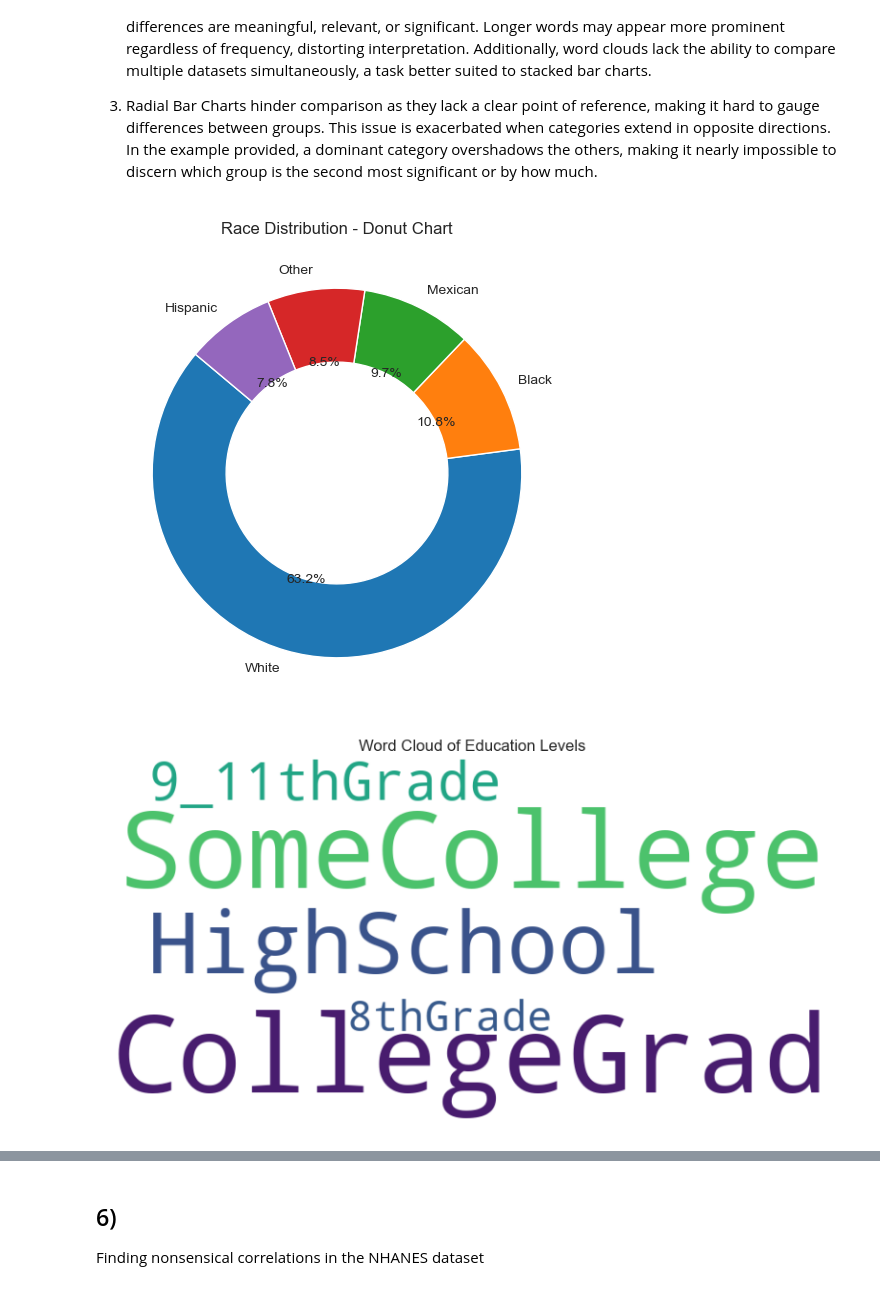
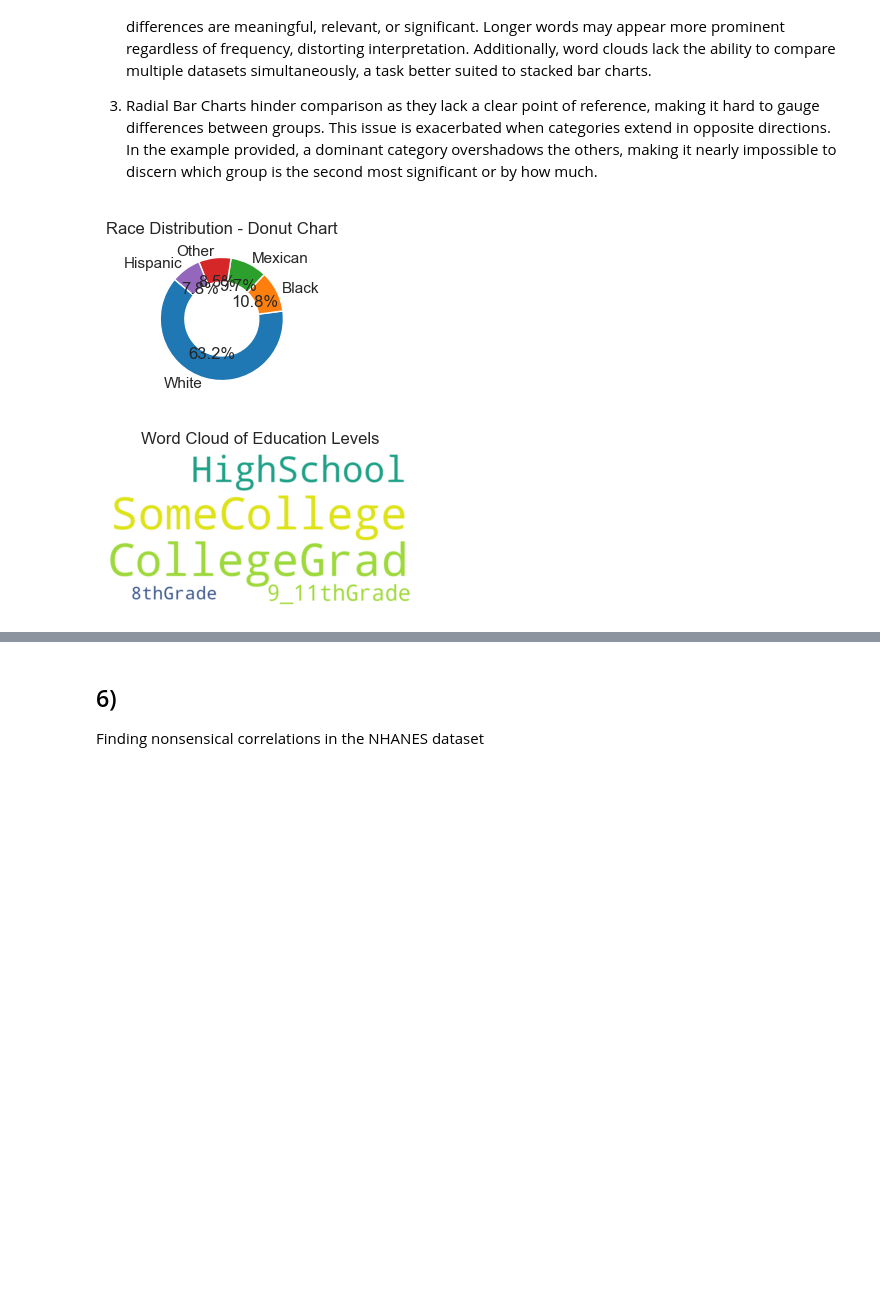
Before and after one commit to NickIsThere/AssessmentPDS1, a Jupyter notebook: PDS_2024_Assessment/Assessment.ipynb, the cells around one changed output, grey strips where cells are left out. Saved outputs shown, nothing was run; the diff lists cells and outputs as text; code cells hidden in the pictures; blank space fills up the shorter version.

```diff
--- a/PDS_2024_Assessment/Assessment.ipynb
+++ b/PDS_2024_Assessment/Assessment.ipynb
@@ -64,6 +64,13 @@ df_gun.head()
 Make histograms of each of the variables. Calculate the mean and median of
 the gun homicide rate for all the states. Which state has the minimum while
 still having some data?
+# %%
+# regulating all plot sizes
+import matplotlib.pyplot as plt
+import seaborn as sns
+
+plt.rcParams["figure.figsize"] = (4, 2)
+sns.set_context("notebook", rc={"figure.figsize": (4, 2)})
 # %%
 min_homicide_rate = df_gun["Gun homicide rate"].min()
 min_rows = df_gun.loc[df_gun["Gun homicide rate"] == min_homicide_rate].Location.values[0]
@@ -252,0 +257,9 @@ plt.show()
+# %%
+plt.figure()
+sns.set_style("white")
+sns.boxplot(y= df_NH2000["BMI"], x= df_NH2000["AgeDecade"])
+plt.title(f"BMI vs. Age Decade")
+plt.xlabel("Age decade")
+plt.ylabel("BMI")
+plt.grid(True)
+plt.show()
@@ -320,31 +360,29 @@ One claiming to be the most advanced country on earth and the other one known fo
 # %%
 from wordcloud import WordCloud
 
 
 # Donut Chart - Race Distribution
 race_counts = df_NH2000["Race1"].value_counts()
-plt.figure(figsize=(6, 6))
 plt.pie(race_counts, labels=race_counts.index, autopct='%1.1f%%', startangle=140, wedgeprops=dict(width=0.4))
 plt.title("Race Distribution - Donut Chart")
 plt.show()
 
 # Word Cloud - Education Levels
 edu_text = " ".join(df_NH2000["Education"].dropna())
 wordcloud = WordCloud(width=800, height=400, background_color="white").generate(edu_text)
 
-plt.figure(figsize=(10, 5))
 plt.imshow(wordcloud, interpolation="bilinear")
 plt.axis("off")
 plt.title("Word Cloud of Education Levels")
 plt.show()
 
 # Radial Bar Chart - Marital Status
 marital_counts = df_NH2000["MaritalStatus"].value_counts()
 angles = np.linspace(0, 2 * np.pi, len(marital_counts), endpoint=False)
-fig, ax = plt.subplots(figsize=(7, 7), subplot_kw={"projection": "polar"})
+fig, ax = plt.subplots(figsize=(2, 2), subplot_kw={"projection": "polar"})
 ax.bar(angles, marital_counts, tick_label=marital_counts.index, color=sns.color_palette("husl", len(marital_counts)))
 ax.set_title("Radial Bar Chart - Marital Status", pad=20)
 plt.show()
 # %% [output]
-[figure, old version]
+[figure, new version]
-[figure, old version]
+[figure, new version]
```
Also changed, not shown: parts of 23 cells of this notebook.
